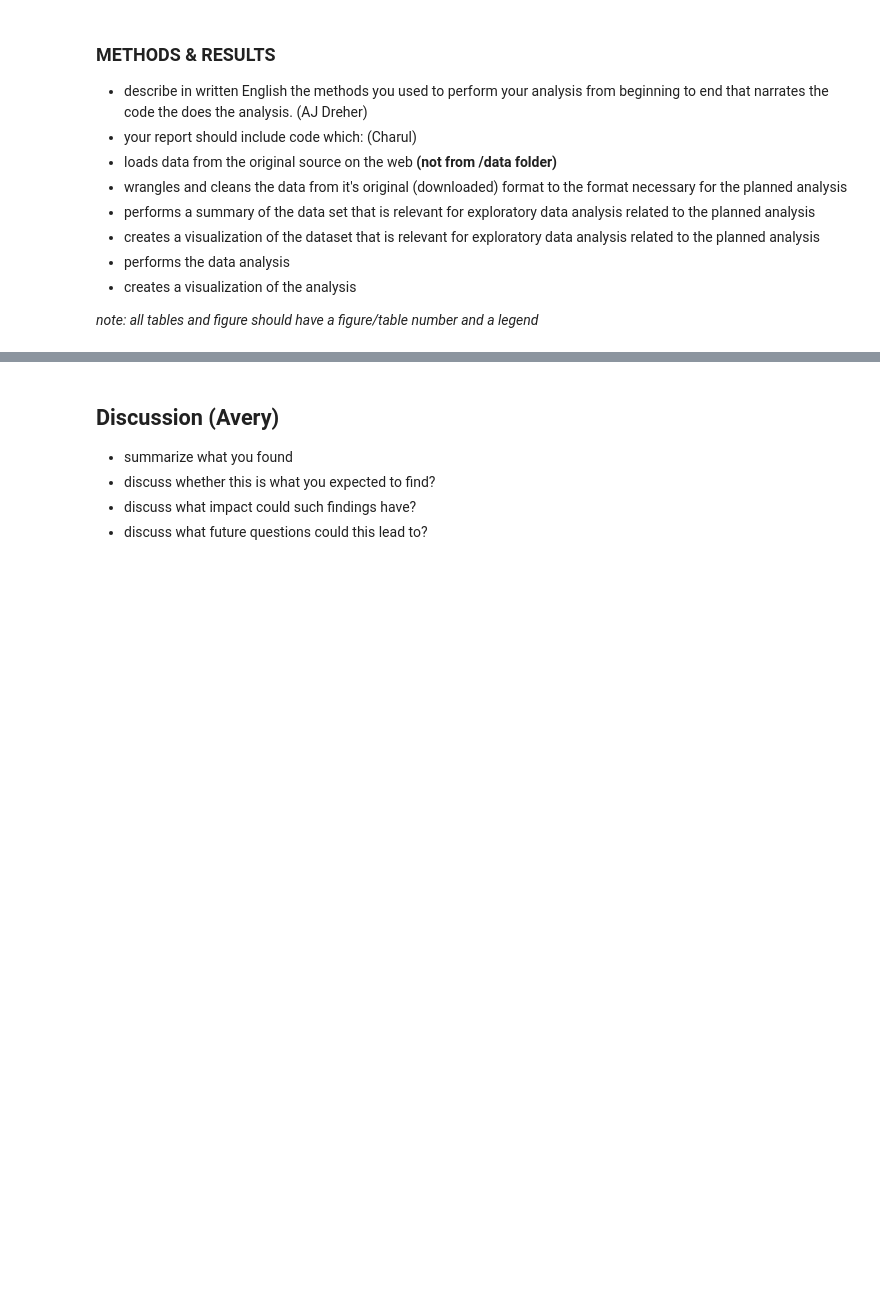
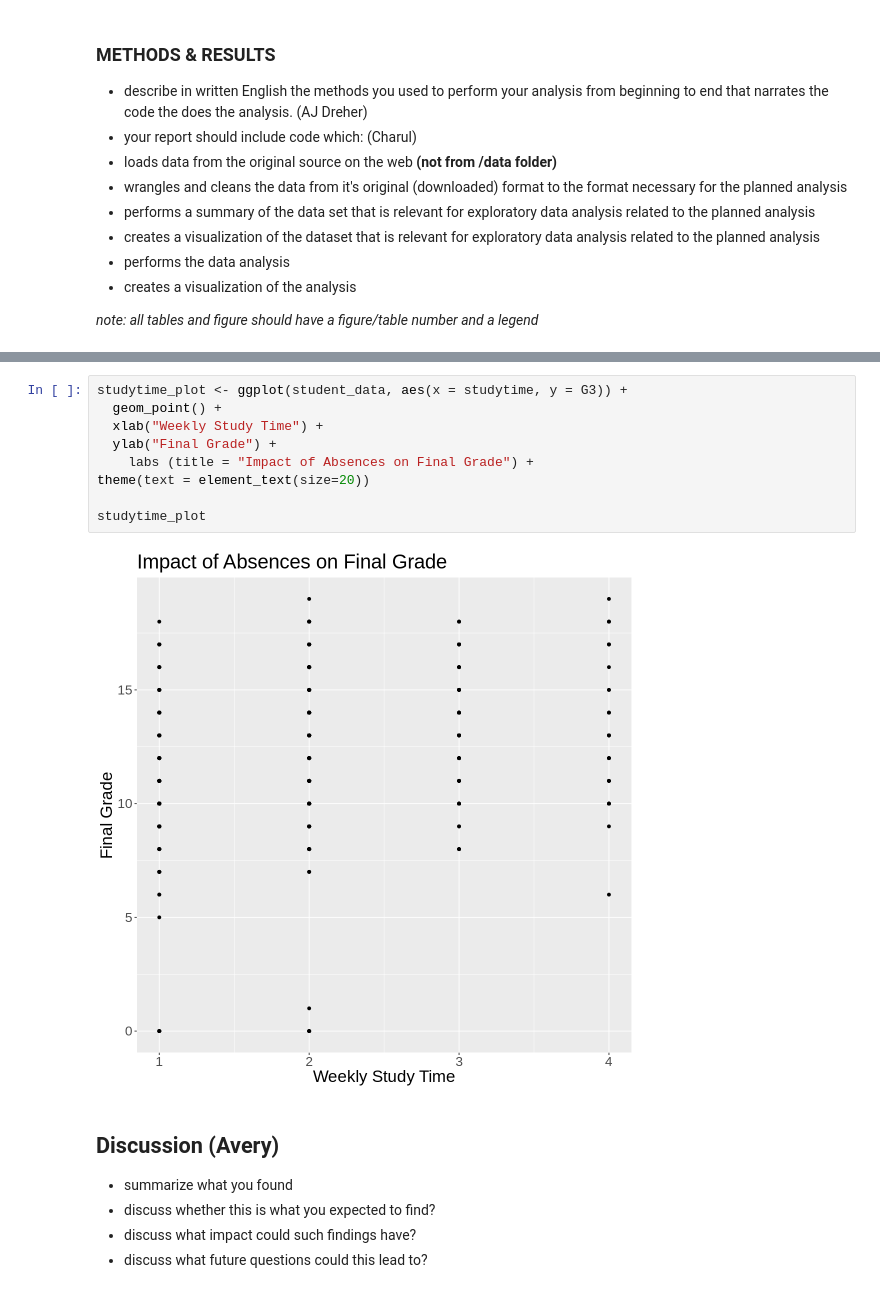
Before and after one commit to jsonthany/dsci_100_project, a Jupyter notebook: project_report.ipynb, the cells around one changed output, grey strips where cells are left out. Cells and saved outputs as stored; diff of their text form; blank space fills up the shorter version.

```diff
--- a/project_report.ipynb
+++ b/project_report.ipynb
@@ -23,3 +130,14 @@
+# %%
+studytime_plot <- ggplot(student_data, aes(x = studytime, y = G3)) +
+  geom_point() +
+  xlab("Weekly Study Time") +
+  ylab("Final Grade") +
+    labs (title = "Impact of Absences on Final Grade") +
+theme(text = element_text(size=20))
+
+studytime_plot
+# %% [output]
+[figure, added]
 # %% [markdown]
 ## Discussion (Avery)
 - summarize what you found
```
Also changed, not shown: parts of 5 cells of this notebook.
